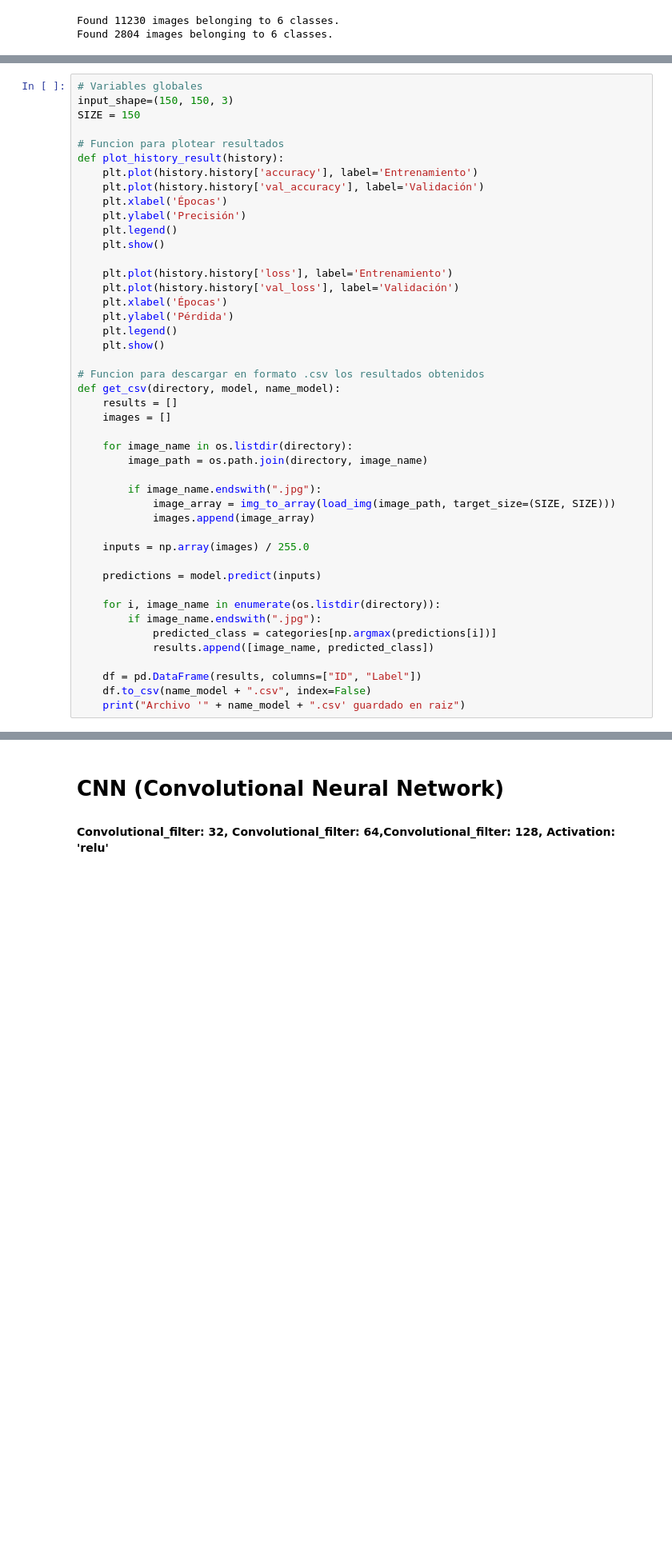
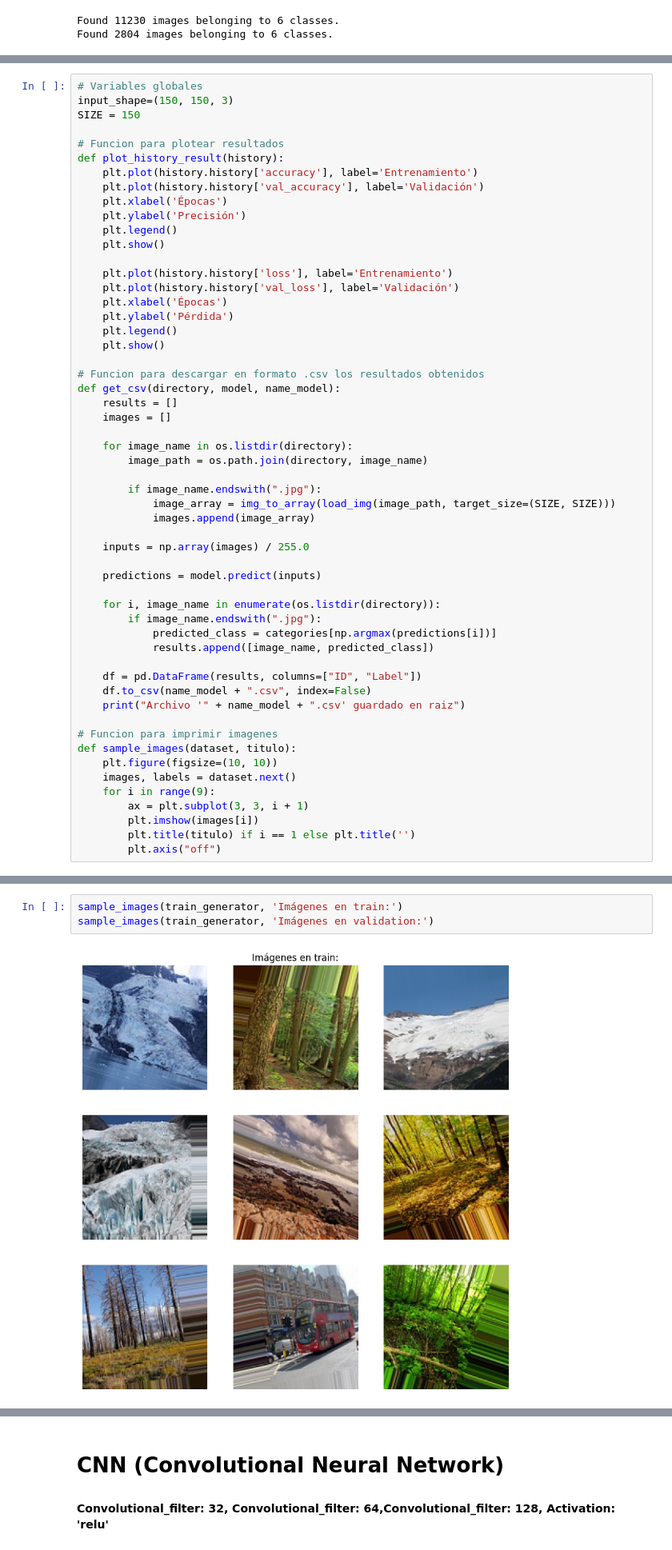
Before and after one commit to joaquinoldani/tp-ml-2, a Jupyter notebook: tp2_places.ipynb, the cells around one changed output, grey strips where cells are left out. Shown at 80% size. Cells and saved outputs as stored; diff of their text form; blank space fills up the shorter version.

```diff
--- a/tp2_places.ipynb
+++ b/tp2_places.ipynb
@@ -206,3 +206,13 @@ def get_csv(directory, model, name_model):
     df = pd.DataFrame(results, columns=["ID", "Label"])
     df.to_csv(name_model + ".csv", index=False)
     print("Archivo '" + name_model + ".csv' guardado en raiz")
+
+# Funcion para imprimir imagenes
+def sample_images(dataset, titulo):
+    plt.figure(figsize=(10, 10))
+    images, labels = dataset.next()
+    for i in range(9):
+        ax = plt.subplot(3, 3, i + 1)
+        plt.imshow(images[i])
+        plt.title(titulo) if i == 1 else plt.title('')
+        plt.axis("off")
@@ -208,0 +221,5 @@ def get_csv(directory, model, name_model):
+# %%
+sample_images(train_generator, 'Imágenes en train:')
+sample_images(train_generator, 'Imágenes en validation:')
+# %% [output]
+[figure, added]
```
Also changed, not shown: parts of 4 cells of this notebook.
